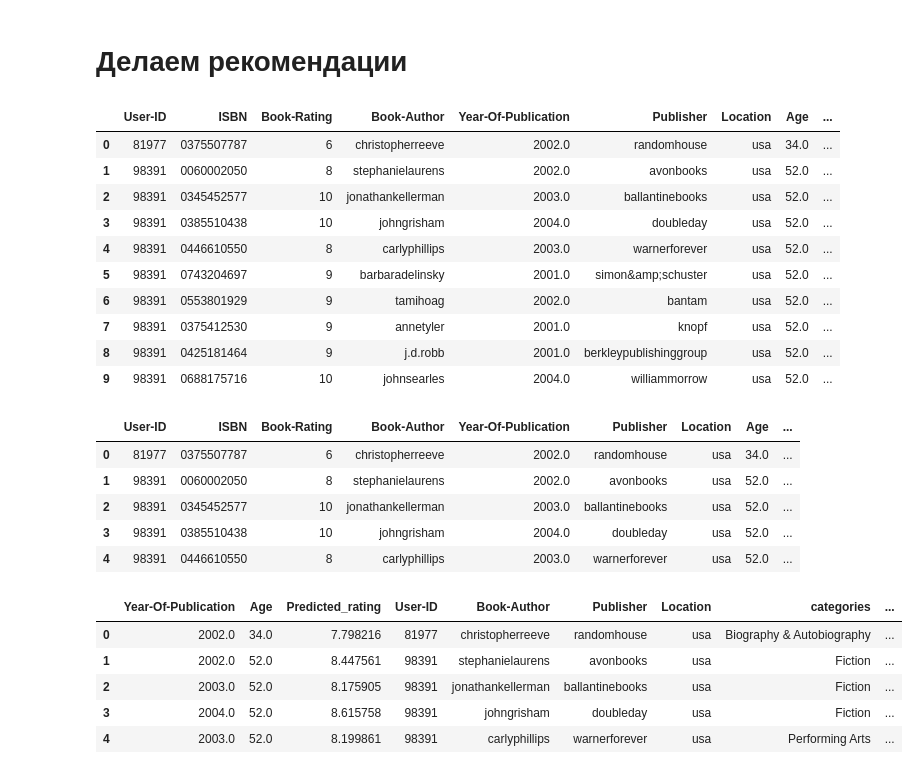
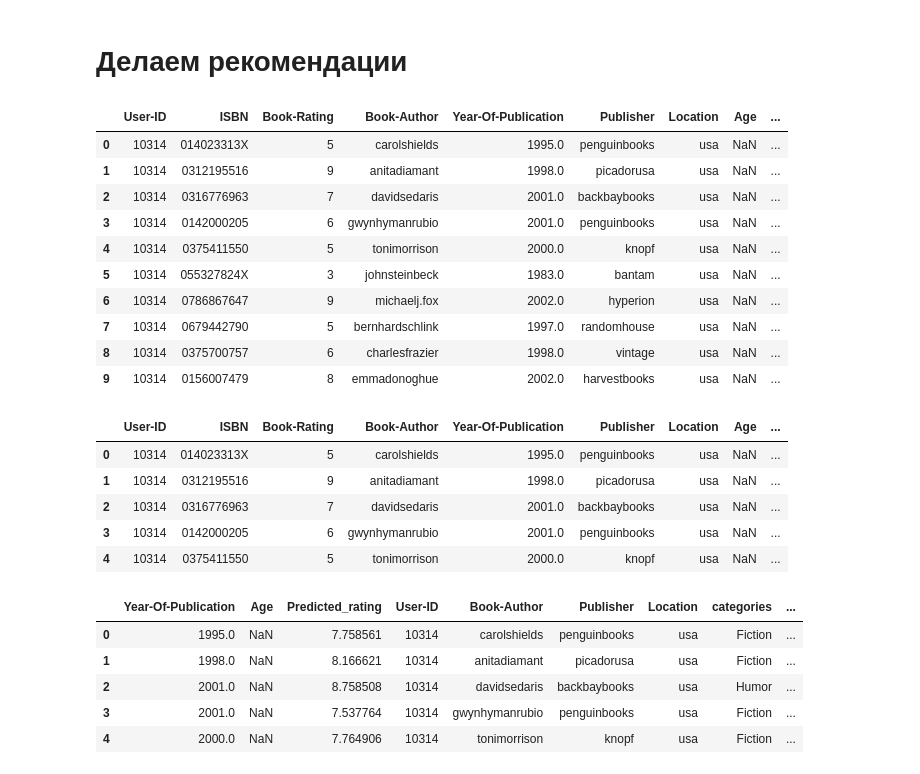
Before and after one commit to justProductAnalyst/Books-Recommendation-System, a Jupyter notebook: ML/Models/Baseline/Baseline.ipynb, the cells around one changed output. Cells and saved outputs as stored; diff of their text form; code cells hidden in the pictures.

```diff
--- a/ML/Models/Baseline.ipynb
+++ b/ML/Models/Baseline/Baseline.ipynb
@@ -352,37 +310,37 @@ np.sqrt(mean_squared_error(y_test.tolist(), predictions))
 # %% [markdown]
 # Делаем рекомендации
 # %%
-merged_test = filtered_data.merge(implicit_data, left_on=['ISBN', 'User-ID'], right_on=['ISBN', 'User-ID'], how='inner')
-merged_test.head(10)
+#merged_test = filtered_data.merge(implicit_data, left_on=['ISBN', 'User-ID'], right_on=['ISBN', 'User-ID'], how='inner')
+#merged_test.head(10)
 # %% [output]
 |  | User-ID | ISBN | Book-Rating | Book-Author | Year-Of-Publication | Publisher | Location | Age | ... |
-| 0 | 81977 | 0375507787 | 6 | christopherreeve | 2002.0 | randomhouse | usa | 34.0 | ... |
-| 1 | 98391 | 0060002050 | 8 | stephanielaurens | 2002.0 | avonbooks | usa | 52.0 | ... |
-| 2 | 98391 | 0345452577 | 10 | jonathankellerman | 2003.0 | ballantinebooks | usa | 52.0 | ... |
-| 3 | 98391 | 0385510438 | 10 | johngrisham | 2004.0 | doubleday | usa | 52.0 | ... |
-| 4 | 98391 | 0446610550 | 8 | carlyphillips | 2003.0 | warnerforever | usa | 52.0 | ... |
-| 5 | 98391 | 0743204697 | 9 | barbaradelinsky | 2001.0 | simon&amp;schuster | usa | 52.0 | ... |
-| 6 | 98391 | 0553801929 | 9 | tamihoag | 2002.0 | bantam | usa | 52.0 | ... |
-| 7 | 98391 | 0375412530 | 9 | annetyler | 2001.0 | knopf | usa | 52.0 | ... |
-| 8 | 98391 | 0425181464 | 9 | j.d.robb | 2001.0 | berkleypublishinggroup | usa | 52.0 | ... |
-| 9 | 98391 | 0688175716 | 10 | johnsearles | 2004.0 | williammorrow | usa | 52.0 | ... |
+| 0 | 10314 | 014023313X | 5 | carolshields | 1995.0 | penguinbooks | usa | NaN | ... |
+| 1 | 10314 | 0312195516 | 9 | anitadiamant | 1998.0 | picadorusa | usa | NaN | ... |
+| 2 | 10314 | 0316776963 | 7 | davidsedaris | 2001.0 | backbaybooks | usa | NaN | ... |
+| 3 | 10314 | 0142000205 | 6 | gwynhymanrubio | 2001.0 | penguinbooks | usa | NaN | ... |
+| 4 | 10314 | 0375411550 | 5 | tonimorrison | 2000.0 | knopf | usa | NaN | ... |
+| 5 | 10314 | 055327824X | 3 | johnsteinbeck | 1983.0 | bantam | usa | NaN | ... |
+| 6 | 10314 | 0786867647 | 9 | michaelj.fox | 2002.0 | hyperion | usa | NaN | ... |
+| 7 | 10314 | 0679442790 | 5 | bernhardschlink | 1997.0 | randomhouse | usa | NaN | ... |
+| 8 | 10314 | 0375700757 | 6 | charlesfrazier | 1998.0 | vintage | usa | NaN | ... |
+| 9 | 10314 | 0156007479 | 8 | emmadonoghue | 2002.0 | harvestbooks | usa | NaN | ... |
 # %%
-merged_test = merged_test.drop(['raw_title'], axis=1)
-merged_test.head(5)
+#merged_test = merged_test.drop(['raw_title'], axis=1)
+#merged_test.head(5)
 # %% [output]
 |  | User-ID | ISBN | Book-Rating | Book-Author | Year-Of-Publication | Publisher | Location | Age | ... |
-| 0 | 81977 | 0375507787 | 6 | christopherreeve | 2002.0 | randomhouse | usa | 34.0 | ... |
-| 1 | 98391 | 0060002050 | 8 | stephanielaurens | 2002.0 | avonbooks | usa | 52.0 | ... |
-| 2 | 98391 | 0345452577 | 10 | jonathankellerman | 2003.0 | ballantinebooks | usa | 52.0 | ... |
-| 3 | 98391 | 0385510438 | 10 | johngrisham | 2004.0 | doubleday | usa | 52.0 | ... |
-| 4 | 98391 | 0446610550 | 8 | carlyphillips | 2003.0 | warnerforever | usa | 52.0 | ... |
+| 0 | 10314 | 014023313X | 5 | carolshields | 1995.0 | penguinbooks | usa | NaN | ... |
+| 1 | 10314 | 0312195516 | 9 | anitadiamant | 1998.0 | picadorusa | usa | NaN | ... |
+| 2 | 10314 | 0316776963 | 7 | davidsedaris | 2001.0 | backbaybooks | usa | NaN | ... |
+| 3 | 10314 | 0142000205 | 6 | gwynhymanrubio | 2001.0 | penguinbooks | usa | NaN | ... |
+| 4 | 10314 | 0375411550 | 5 | tonimorrison | 2000.0 | knopf | usa | NaN | ... |
 # %%
-merged_test_X = merged_test[np.concatenate((numFeatures, catFeatures), axis=0)]
-merged_test_X.head(5)
+#merged_test_X = merged_test[np.concatenate((numFeatures, catFeatures), axis=0)]
+#merged_test_X.head(5)
 # %% [output]
 |  | Year-Of-Publication | Age | Predicted_rating | User-ID | Book-Author | Publisher | Location | categories | ... |
-| 0 | 2002.0 | 34.0 | 7.798216 | 81977 | christopherreeve | randomhouse | usa | Biography & Autobiography | ... |
-| 1 | 2002.0 | 52.0 | 8.447561 | 98391 | stephanielaurens | avonbooks | usa | Fiction | ... |
-| 2 | 2003.0 | 52.0 | 8.175905 | 98391 | jonathankellerman | ballantinebooks | usa | Fiction | ... |
-| 3 | 2004.0 | 52.0 | 8.615758 | 98391 | johngrisham | doubleday | usa | Fiction | ... |
-| 4 | 2003.0 | 52.0 | 8.199861 | 98391 | carlyphillips | warnerforever | usa | Performing Arts | ... |
+| 0 | 1995.0 | NaN | 7.758561 | 10314 | carolshields | penguinbooks | usa | Fiction | ... |
+| 1 | 1998.0 | NaN | 8.166621 | 10314 | anitadiamant | picadorusa | usa | Fiction | ... |
+| 2 | 2001.0 | NaN | 8.758508 | 10314 | davidsedaris | backbaybooks | usa | Humor | ... |
+| 3 | 2001.0 | NaN | 7.537764 | 10314 | gwynhymanrubio | penguinbooks | usa | Fiction | ... |
+| 4 | 2000.0 | NaN | 7.764906 | 10314 | tonimorrison | knopf | usa | Fiction | ... |
```
Also changed, not shown: parts of 16 cells of this notebook, 2 other files.
